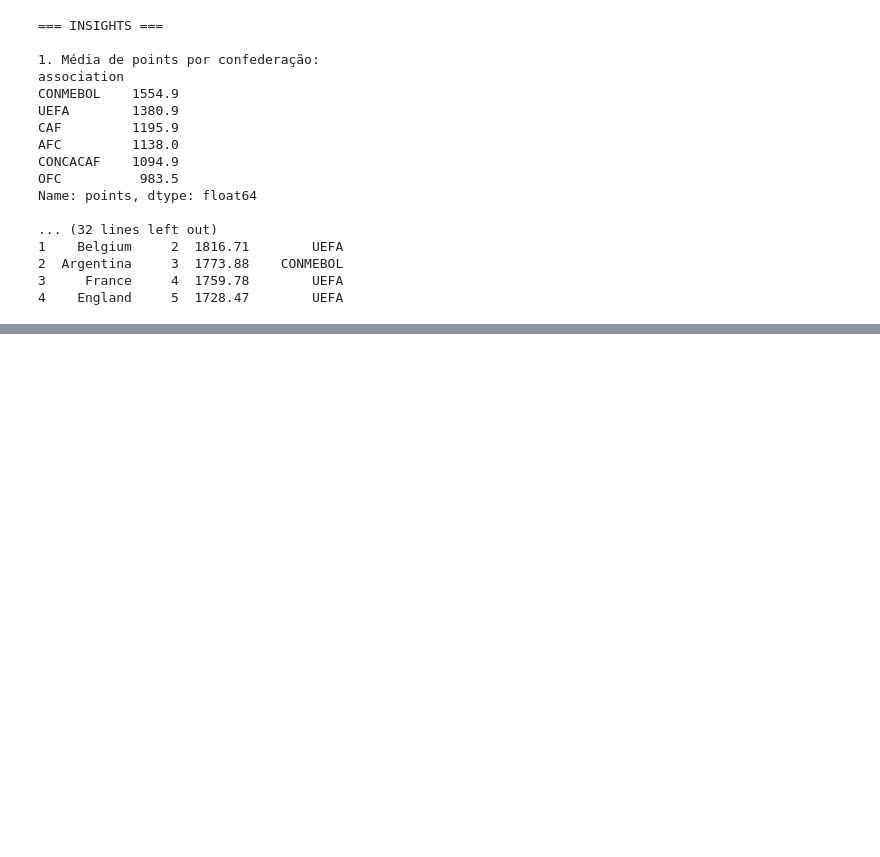
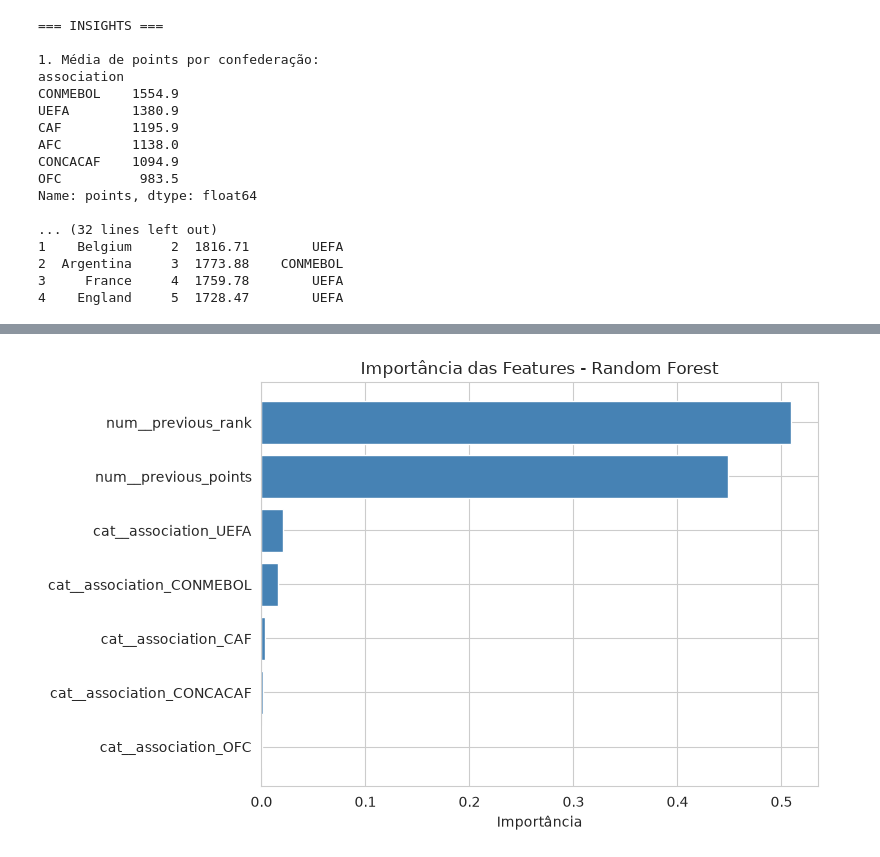
Before and after one commit to Paulodms444/copa_challenger_project, a Jupyter notebook: eda_copa (1).ipynb, the cells around one changed output, grey strips where cells are left out. Saved outputs shown, nothing was run; the diff lists cells and outputs as text; code cells hidden in the pictures; blank space fills up the shorter version.

```diff
--- a/eda_copa (1).ipynb
+++ b/eda_copa (1).ipynb
@@ -333,0 +417,20 @@ Name: points, dtype: float64
+# %%
+modelos = {
+    'Logistic Regression': LogisticRegression(random_state=42, max_iter=1000),
+    'Random Forest': RandomForestClassifier(random_state=42, n_estimators=200, max_depth=5)
+}
+
+resultados_cv = {}
+
+for nome, modelo in modelos.items():
+    pipeline = Pipeline([
+        ('preprocessador', preprocessador),
+        ('modelo', modelo)
+    ])
+
+    # Validação cruzada estratificada
+    cv = StratifiedKFold(n_splits=5, shuffle=True, random_state=42)
+    scores = cross_val_score(pipeline, X_train, y_train, cv=cv, scoring='roc_auc')
+    resultados_cv[nome] = scores
+
+    print(f"{nome}: AUC médio = {scores.mean():.3f} (+/- {scores.std():.3f})")
@@ -333,0 +483,31 @@ Name: points, dtype: float64
+# %%
+import matplotlib.pyplot as plt
+
+if melhor_modelo_nome == 'Random Forest':
+    importancias = pipeline_final.named_steps['modelo'].feature_importances_
+    nomes_features = pipeline_final.named_steps['preprocessador'].get_feature_names_out()
+
+    df_importancia = pd.DataFrame({
+        'feature': nomes_features,
+        'importancia': importancias
+    }).sort_values('importancia', ascending=False)
+
+    plt.figure(figsize=(8, 5))
+    plt.barh(df_importancia['feature'], df_importancia['importancia'], color='steelblue')
+    plt.xlabel('Importância')
+    plt.title('Importância das Features - Random Forest')
+    plt.gca().invert_yaxis()
+    plt.tight_layout()
+    plt.show()
+else:
+    coefs = pipeline_final.named_steps['modelo'].coef_[0]
+    nomes_features = pipeline_final.named_steps['preprocessador'].get_feature_names_out()
+
+    df_coefs = pd.DataFrame({
+        'feature': nomes_features,
+        'coeficiente': coefs
+    }).sort_values('coeficiente', key=abs, ascending=False)
+
+    print(df_coefs)
+# %% [output]
+[figure, added]
```
Also changed, not shown: parts of 11 cells of this notebook.
